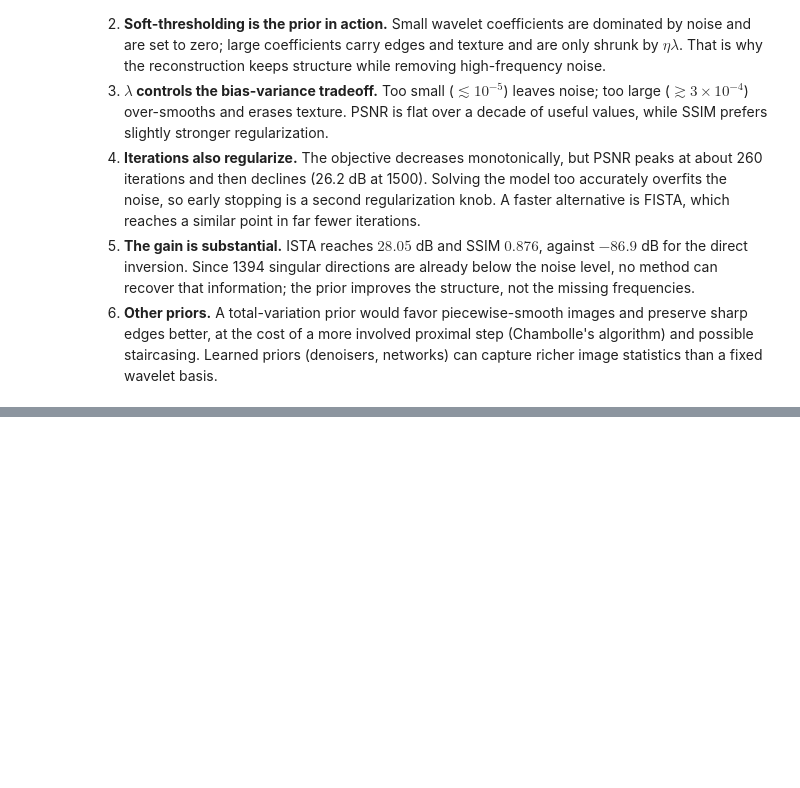
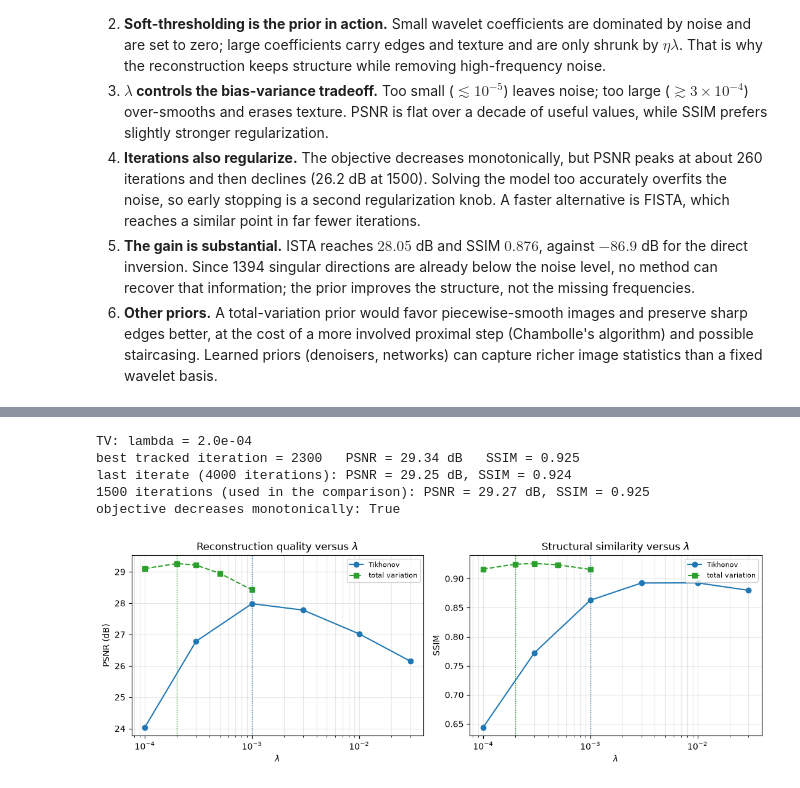
Before and after one commit to jorge-gch/Trial-Period-HDSP-group, a Jupyter notebook: optimization-inverse-problems/lab2.ipynb, the cells around one changed output, grey strips where cells are left out. Cells and saved outputs as stored; diff of their text form; code cells hidden in the pictures; blank space fills up the shorter version.

Commit message:
Tikhonov smoothness and total variation

```diff
--- a/optimization-inverse-problems/lab2.ipynb
+++ b/optimization-inverse-problems/lab2.ipynb
@@ -891,0 +1122,42 @@ ISTA, 260 iterations          28.05   0.876
+# %%
+# Follow the primal-dual iterations at the best lambda for longer.
+x_tv_last, tv_hist, tv_track = total_variation(tv_best_lam, 4000, track=True)
+
+print(f"TV: lambda = {tv_best_lam:.1e}")
+print(f"best tracked iteration = {tv_track['it']:4d}   "
+      f"PSNR = {tv_track['psnr']:.2f} dB   SSIM = {tv_track['ssim']:.3f}")
+print(f"last iterate (4000 iterations): "
+      f"PSNR = {tv_hist['psnr'][-1]:.2f} dB, SSIM = {tv_hist['ssim'][-1]:.3f}")
+print(f"1500 iterations (used in the comparison): "
+      f"PSNR = {tv_best_psnr:.2f} dB, SSIM = {ssim(X, x_tv.reshape(h, w), data_range=1.0):.3f}")
+print(f"objective decreases monotonically: "
+      f"{all(b <= a for a, b in zip(tv_hist['obj'], tv_hist['obj'][1:]))}")
+# %% [output]
+TV: lambda = 2.0e-04
+best tracked iteration = 2300   PSNR = 29.34 dB   SSIM = 0.925
+last iterate (4000 iterations): PSNR = 29.25 dB, SSIM = 0.924
+1500 iterations (used in the comparison): PSNR = 29.27 dB, SSIM = 0.925
+objective decreases monotonically: True
+# %%
+lams_tik = np.array([row[0] for row in tik_sweep])
+lams_tv = np.array([row[0] for row in tv_sweep])
+
+fig, axes = plt.subplots(1, 2, figsize=(11, 3.9))
+
+for ax, column, label in [(axes[0], 1, "PSNR (dB)"), (axes[1], 2, "SSIM")]:
+    curve_tik = np.array([row[column] for row in tik_sweep])
+    curve_tv = np.array([row[column] for row in tv_sweep])
+    ax.semilogx(lams_tik, curve_tik, "o-", color="tab:blue", label="Tikhonov")
+    ax.semilogx(lams_tv, curve_tv, "s--", color="tab:green", label="total variation")
+    ax.axvline(tik_best_lam, color="tab:blue", ls=":", lw=1)
+    ax.axvline(tv_best_lam, color="tab:green", ls=":", lw=1)
+    ax.set_xlabel(r"$\lambda$")
+    ax.set_ylabel(label)
+    ax.grid(alpha=0.3, which="both")
+    ax.legend(fontsize=8)
+
+axes[0].set_title(r"Reconstruction quality versus $\lambda$")
+axes[1].set_title(r"Structural similarity versus $\lambda$")
+fig.tight_layout()
+# %% [output]
+[figure, added]
```
Also changed, not shown: parts of 8 cells of this notebook, 5 other files.
